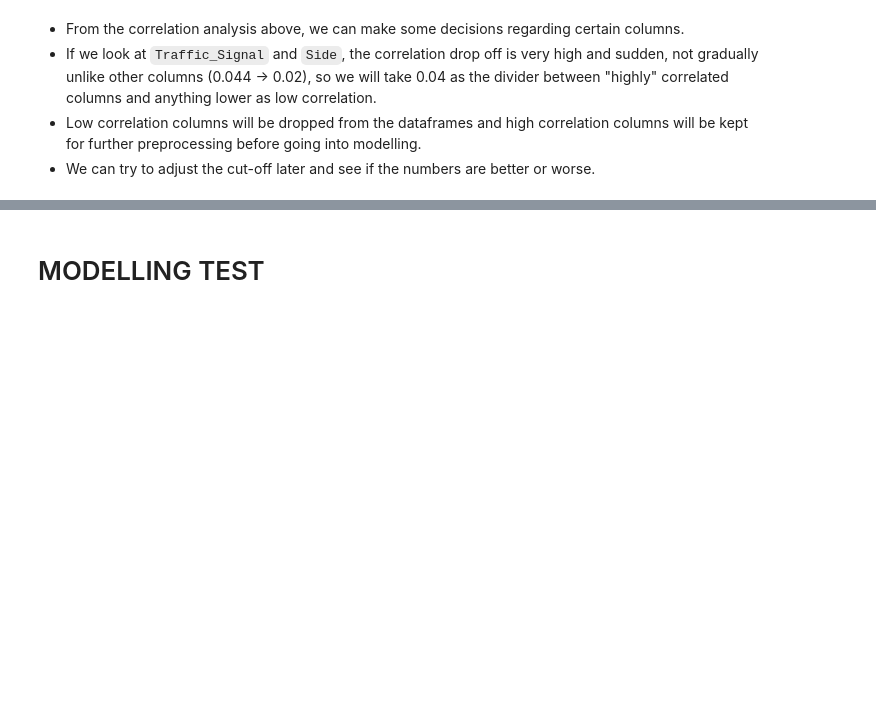
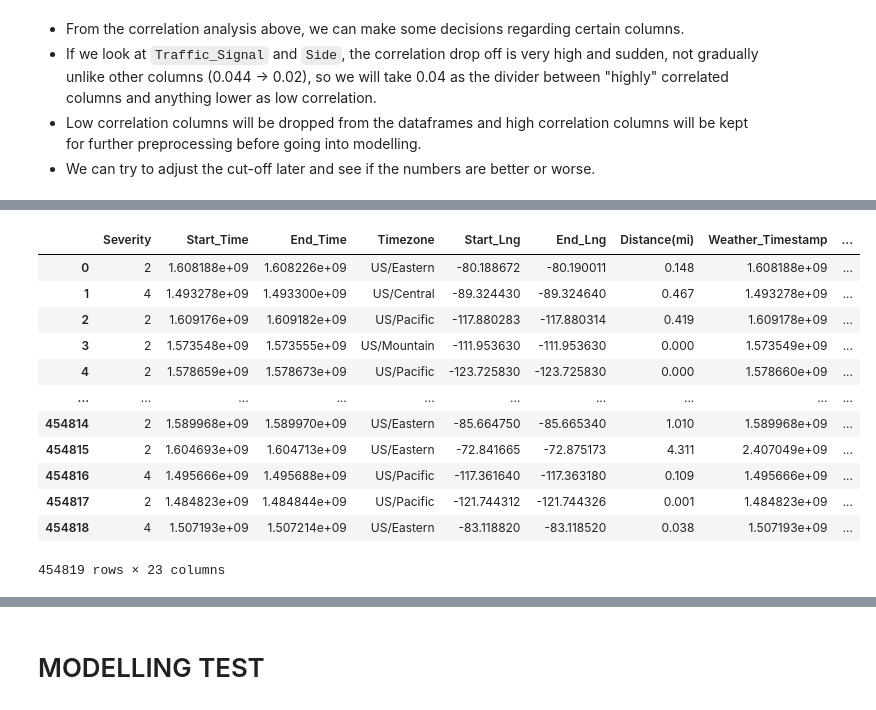
Before and after one commit to s3818311/PDS, a Jupyter notebook: main.ipynb, the cells around one changed output, grey strips where cells are left out. Drawn from its saved outputs; the diff is of its cells as text; code cells hidden in the pictures; blank space fills up the shorter version.

```diff
--- a/main.ipynb
+++ b/main.ipynb
@@ -2066,0 +2102,7 @@ test_df.head(3)
+# %%
+str_types = ['rd', 'ave', 'fwy', 'st', 'blvd', 'hwy', 'dr', 'expy', 'pkwy']
+
+# if not one of the 9 street types, set them to an empty string
+str_type_df["Street"] = str_type_df["Street"].where(str_type_df["Street"].isin(str_types), '')
+
+str_type_df["Street"].value_counts()
@@ -2066,0 +2121,5 @@ test_df.head(3)
+# %%
+# let's also do frequency encoding for this one
+freq = str_type_df.groupby('Street').size() / len(str_type_df)
+str_type_df["Street_freq"] = str_type_df['Street'].apply(lambda x : freq[x])
+str_type_df
@@ -2066,0 +2140,18 @@ test_df.head(3)
+# %%
+feat_train["Street_freq"] = str_type_df["Street_freq"]
+feat_train = feat_train.drop("Street", axis=1)
+feat_train
+# %% [output]
+|  | Severity | Start_Time | End_Time | Timezone | Start_Lng | End_Lng | Distance(mi) | Weather_Timestamp | ... |
+| 0 | 2 | 1.608188e+09 | 1.608226e+09 | US/Eastern | -80.188672 | -80.190011 | 0.148 | 1.608188e+09 | ... |
+| 1 | 4 | 1.493278e+09 | 1.493300e+09 | US/Central | -89.324430 | -89.324640 | 0.467 | 1.493278e+09 | ... |
+| 2 | 2 | 1.609176e+09 | 1.609182e+09 | US/Pacific | -117.880283 | -117.880314 | 0.419 | 1.609178e+09 | ... |
+| 3 | 2 | 1.573548e+09 | 1.573555e+09 | US/Mountain | -111.953630 | -111.953630 | 0.000 | 1.573549e+09 | ... |
+| 4 | 2 | 1.578659e+09 | 1.578673e+09 | US/Pacific | -123.725830 | -123.725830 | 0.000 | 1.578660e+09 | ... |
+| ... | ... | ... | ... | ... | ... | ... | ... | ... | ... |
+| 454814 | 2 | 1.589968e+09 | 1.589970e+09 | US/Eastern | -85.664750 | -85.665340 | 1.010 | 1.589968e+09 | ... |
+| 454815 | 2 | 1.604693e+09 | 1.604713e+09 | US/Eastern | -72.841665 | -72.875173 | 4.311 | 2.407049e+09 | ... |
+| 454816 | 4 | 1.495666e+09 | 1.495688e+09 | US/Pacific | -117.361640 | -117.363180 | 0.109 | 1.495666e+09 | ... |
+| 454817 | 2 | 1.484823e+09 | 1.484844e+09 | US/Pacific | -121.744312 | -121.744326 | 0.001 | 1.484823e+09 | ... |
+| 454818 | 4 | 1.507193e+09 | 1.507214e+09 | US/Eastern | -83.118820 | -83.118520 | 0.038 | 1.507193e+09 | ... |
+454819 rows × 23 columns
```
Also changed, not shown: parts of 86 cells of this notebook, 1 other file.
